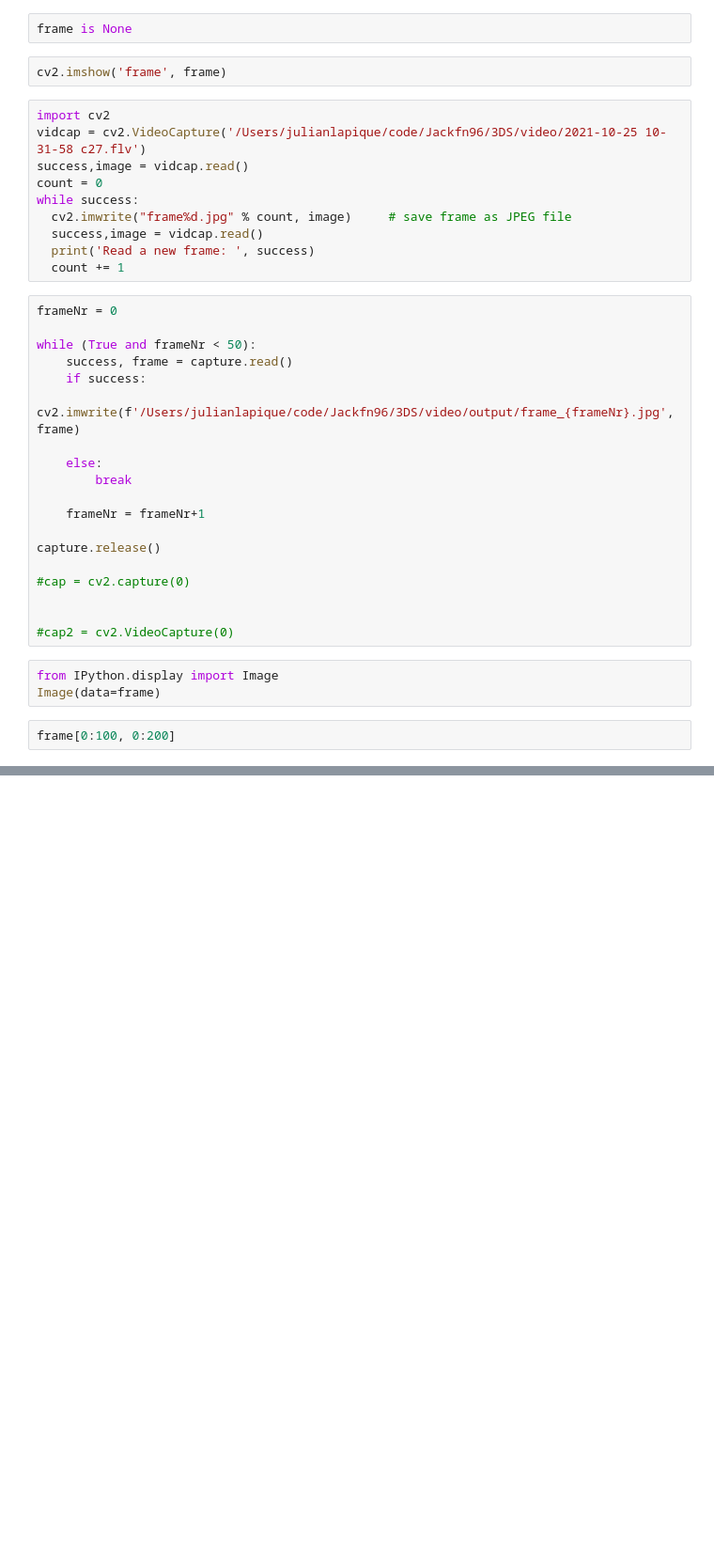
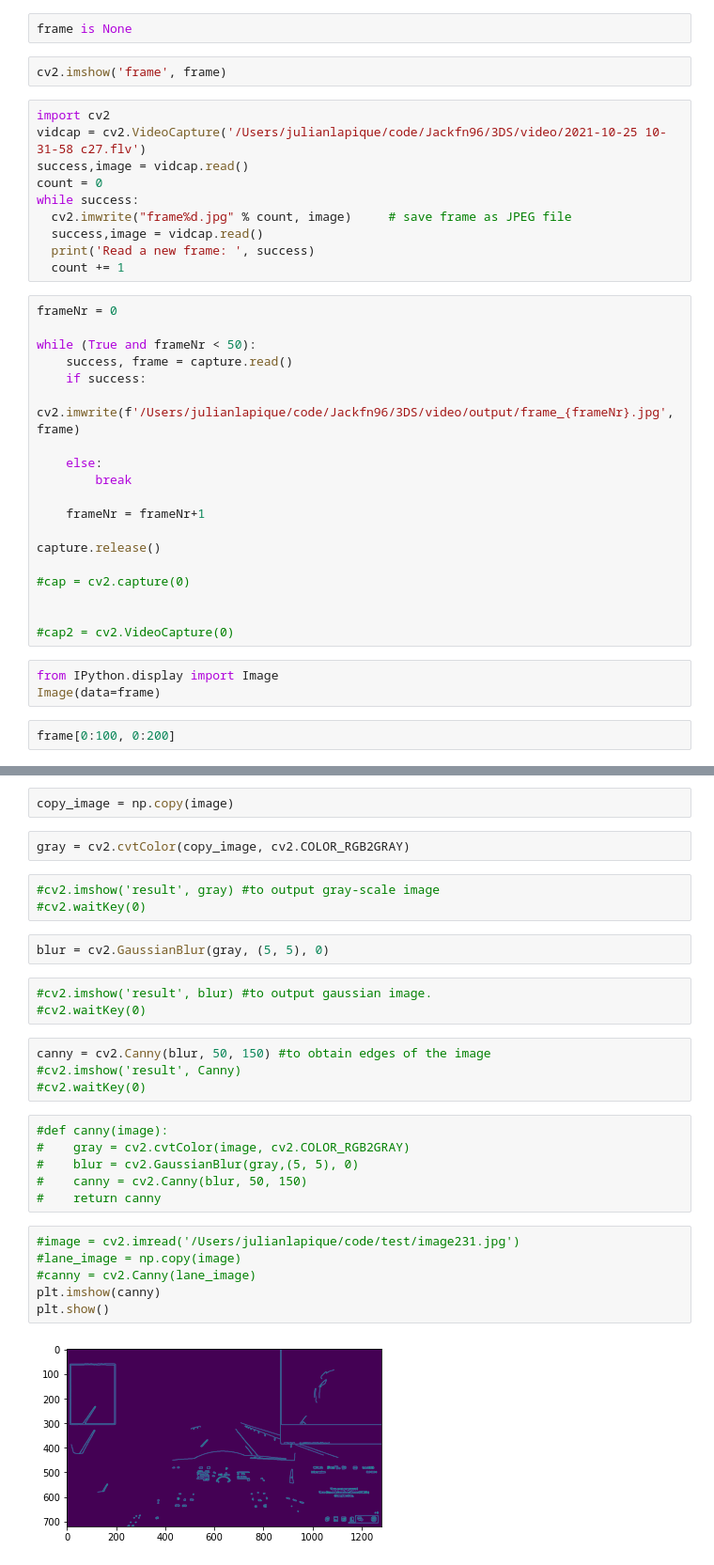
Before and after one commit to Jackfn96/3DS, a Jupyter notebook: notebooks/Julian.ipynb, the cells around one changed output, grey strips where cells are left out. Shown at 94% size. Cells and saved outputs as stored; diff of their text form; blank space fills up the shorter version.

Commit message:
lane detection

```diff
--- a/notebooks/Julian.ipynb
+++ b/notebooks/Julian.ipynb
@@ -222,0 +268,30 @@ frame[0:100, 0:200]
+# %%
+copy_image = np.copy(image)
+# %%
+gray = cv2.cvtColor(copy_image, cv2.COLOR_RGB2GRAY)
+# %%
+#cv2.imshow('result', gray) #to output gray-scale image
+#cv2.waitKey(0)
+# %%
+blur = cv2.GaussianBlur(gray, (5, 5), 0)
+# %%
+#cv2.imshow('result', blur) #to output gaussian image.
+#cv2.waitKey(0)
+# %%
+canny = cv2.Canny(blur, 50, 150) #to obtain edges of the image
+#cv2.imshow('result', Canny)
+#cv2.waitKey(0)
+# %%
+#def canny(image):
+#    gray = cv2.cvtColor(image, cv2.COLOR_RGB2GRAY)
+#    blur = cv2.GaussianBlur(gray,(5, 5), 0)
+#    canny = cv2.Canny(blur, 50, 150)
+#    return canny
+# %%
+#image = cv2.imread('/Users/julianlapique/code/test/image231.jpg')
+#lane_image = np.copy(image)
+#canny = cv2.Canny(lane_image)
+plt.imshow(canny)
+plt.show()
+# %% [output]
+[figure, added]
```
Also changed, not shown: parts of 63 cells of this notebook, 1 other file.
